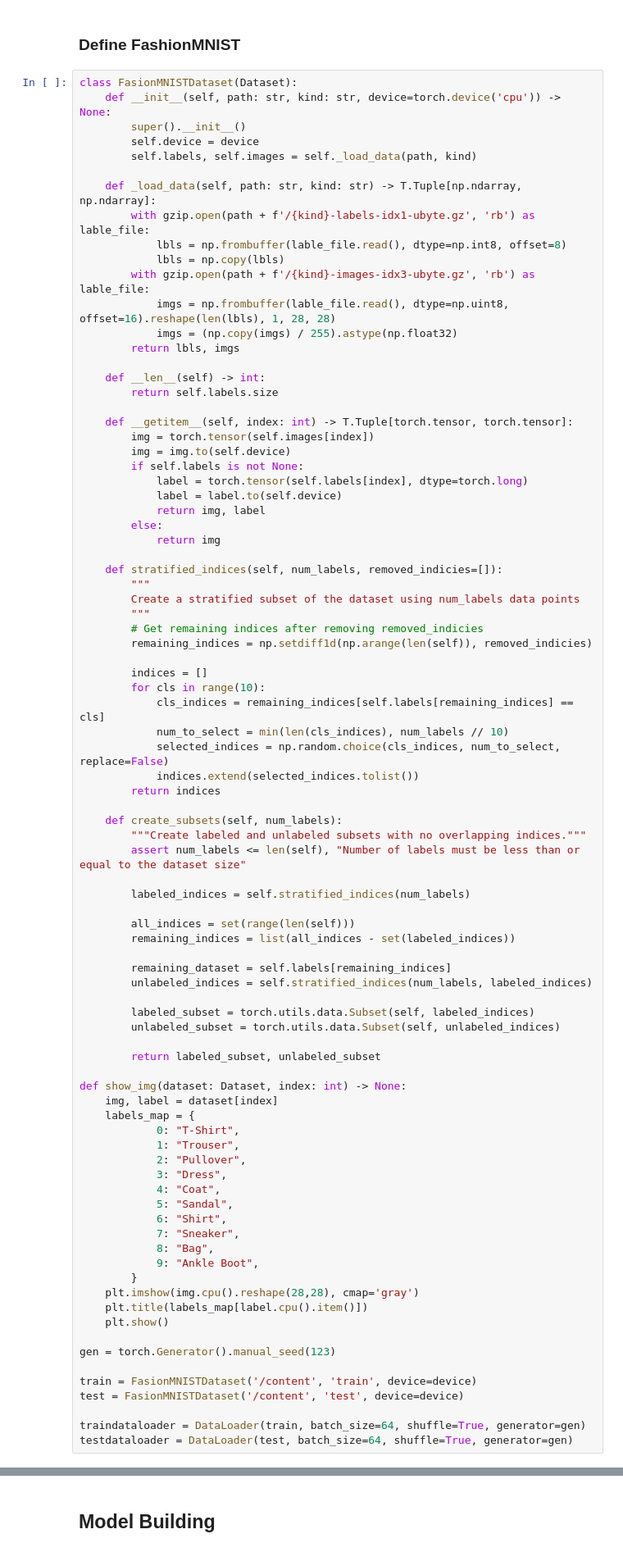
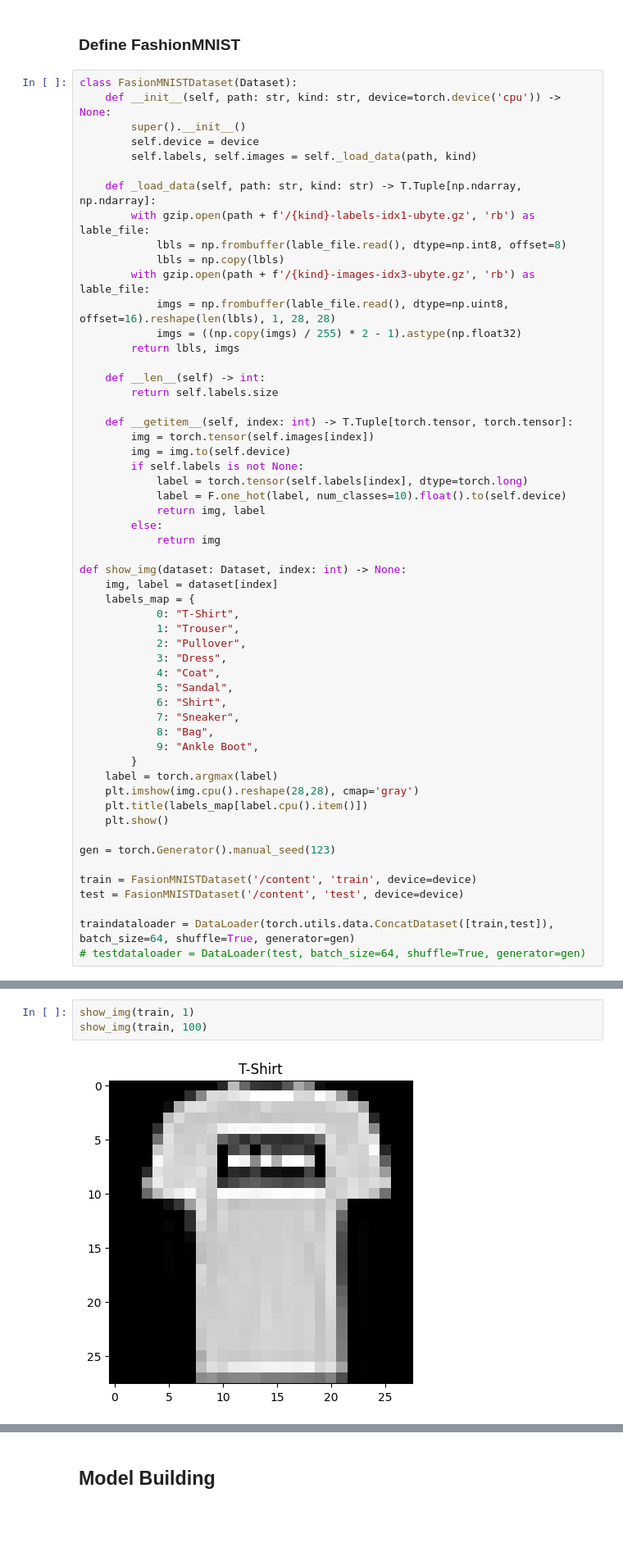
Before and after one commit to mitkrieg/dl-assignment-3, a Jupyter notebook: gan.ipynb, the cells around one changed output, grey strips where cells are left out. Shown at 82% size. Cells and saved outputs as stored; diff of their text form; blank space fills up the shorter version.

```diff
--- a/gan.ipynb
+++ b/gan.ipynb
@@ -94,7 +96,7 @@ class FasionMNISTDataset(Dataset):
             lbls = np.copy(lbls)
         with gzip.open(path + f'/{kind}-images-idx3-ubyte.gz', 'rb') as lable_file:
             imgs = np.frombuffer(lable_file.read(), dtype=np.uint8, offset=16).reshape(len(lbls), 1, 28, 28)
-            imgs = (np.copy(imgs) / 255).astype(np.float32)
+            imgs = ((np.copy(imgs) / 255) * 2 - 1).astype(np.float32)
         return lbls, imgs
 
     def __len__(self) -> int:
@@ -105,42 +107,10 @@ class FasionMNISTDataset(Dataset):
         img = img.to(self.device)
         if self.labels is not None:
             label = torch.tensor(self.labels[index], dtype=torch.long)
-            label = label.to(self.device)
+            label = F.one_hot(label, num_classes=10).float().to(self.device)
             return img, label
         else:
             return img
-
-    def stratified_indices(self, num_labels, removed_indicies=[]):
-        """
-        Create a stratified subset of the dataset using num_labels data points
-        """
-        # Get remaining indices after removing removed_indicies
-        remaining_indices = np.setdiff1d(np.arange(len(self)), removed_indicies)
-
-        indices = []
-        for cls in range(10):
-            cls_indices = remaining_indices[self.labels[remaining_indices] == cls]
-            num_to_select = min(len(cls_indices), num_labels // 10)
-            selected_indices = np.random.choice(cls_indices, num_to_select, replace=False)
-            indices.extend(selected_indices.tolist())
-        return indices
-
-    def create_subsets(self, num_labels):
-        """Create labeled and unlabeled subsets with no overlapping indices."""
-        assert num_labels <= len(self), "Number of labels must be less than or equal to the dataset size"
-
-        labeled_indices = self.stratified_indices(num_labels)
-
-        all_indices = set(range(len(self)))
-        remaining_indices = list(all_indices - set(labeled_indices))
-
-        remaining_dataset = self.labels[remaining_indices]
-        unlabeled_indices = self.stratified_indices(num_labels, labeled_indices)
-
-        labeled_subset = torch.utils.data.Subset(self, labeled_indices)
-        unlabeled_subset = torch.utils.data.Subset(self, unlabeled_indices)
-
-        return labeled_subset, unlabeled_subset
 
 def show_img(dataset: Dataset, index: int) -> None:
     img, label = dataset[index]
@@ -156,6 +126,7 @@ def show_img(dataset: Dataset, index: int) -> None:
             8: "Bag",
             9: "Ankle Boot",
         }
+    label = torch.argmax(label)
     plt.imshow(img.cpu().reshape(28,28), cmap='gray')
     plt.title(labels_map[label.cpu().item()])
     plt.show()
@@ -165,5 +136,5 @@ gen = torch.Generator().manual_seed(123)
 train = FasionMNISTDataset('/content', 'train', device=device)
 test = FasionMNISTDataset('/content', 'test', device=device)
 
-traindataloader = DataLoader(train, batch_size=64, shuffle=True, generator=gen)
-testdataloader = DataLoader(test, batch_size=64, shuffle=True, generator=gen)
+traindataloader = DataLoader(torch.utils.data.ConcatDataset([train,test]), batch_size=64, shuffle=True, generator=gen)
+# testdataloader = DataLoader(test, batch_size=64, shuffle=True, generator=gen)
@@ -169,0 +145,5 @@ testdataloader = DataLoader(test, batch_size=64, shuffle=True, generator=gen)
+# %%
+show_img(train, 1)
+show_img(train, 100)
+# %% [output]
+[figure, added]
```
Also changed, not shown: parts of 23 cells of this notebook.
